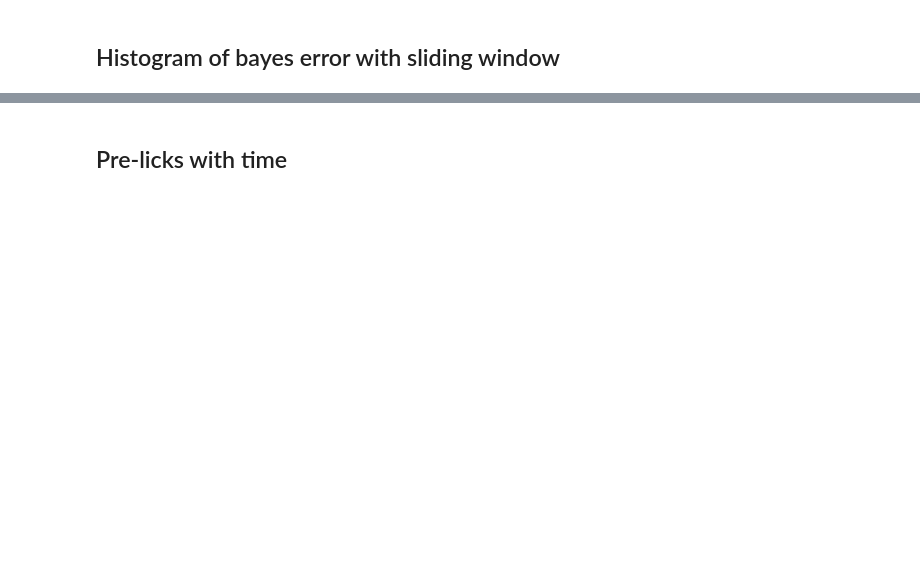
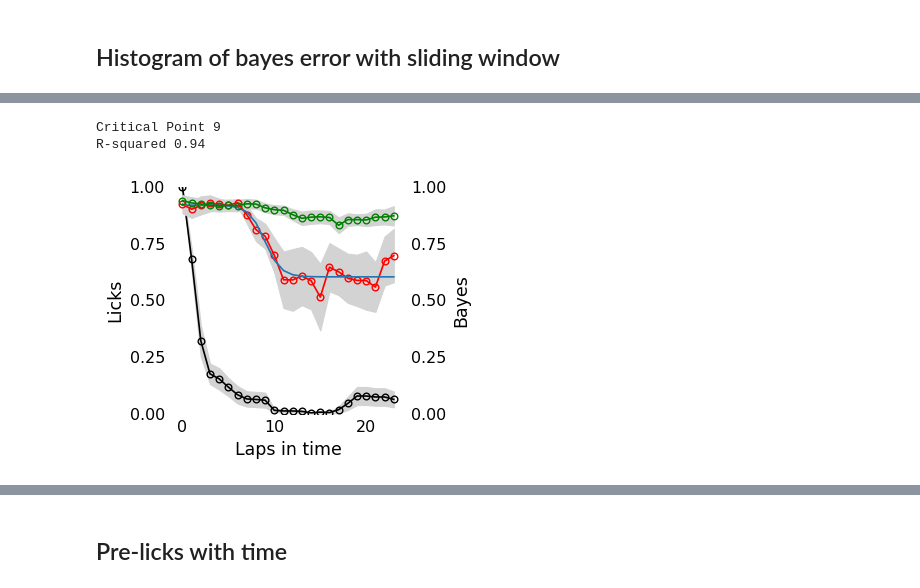
Before and after one commit to seethakris/HPCNoReward, a Jupyter notebook: Figure1/BayesAnalysis_Figure1.ipynb, the cells around one changed output, grey strips where cells are left out. Drawn from its saved outputs; the diff is of its cells as text; code cells hidden in the pictures; blank space fills up the shorter version.

```diff
--- a/Figure1/BayesAnalysis_Figure1.ipynb
+++ b/Figure1/BayesAnalysis_Figure1.ipynb
@@ -194,0 +192,2 @@ fs.savefig(os.path.join(SaveFigureFolder, 'Lickandbayeswithslidingwindow2.pdf'),
+# %%
+e, l, v = er.get_bayeserror_with_slidingwindow_withvelocity(taskstoplot=['Task1', 'Task2'],  totalnumlaps=30, windowsize=6)
@@ -194,0 +215,14 @@ fs.savefig(os.path.join(SaveFigureFolder, 'Lickandbayeswithslidingwindow2.pdf'),
+# %%
+fs, ax = plt.subplots(1, 1, dpi=100, sharex='all')
+PlotErrorData.plot_lick_withtime(ax, l['Task2'], axislabel='Licks')
+ax1 = ax.twinx()
+PlotErrorData.plot_lick_withtime(ax1,
+    e['Task2'],  axislabel='Bayes', color='r', dashed=1)
+PlotErrorData.fit_error_with_sigmoid(ax1, e['Task2'])
+PlotErrorData.plot_lick_withtime(
+    ax1, v['Task2'],  axislabel='Bayes', color='green')
+fs.set_size_inches((3, 3))
+# %% [output]
+Critical Point 9
+R-squared 0.94
+[figure, added]
```
Also changed, not shown: parts of 19 cells of this notebook, 22 other files.
